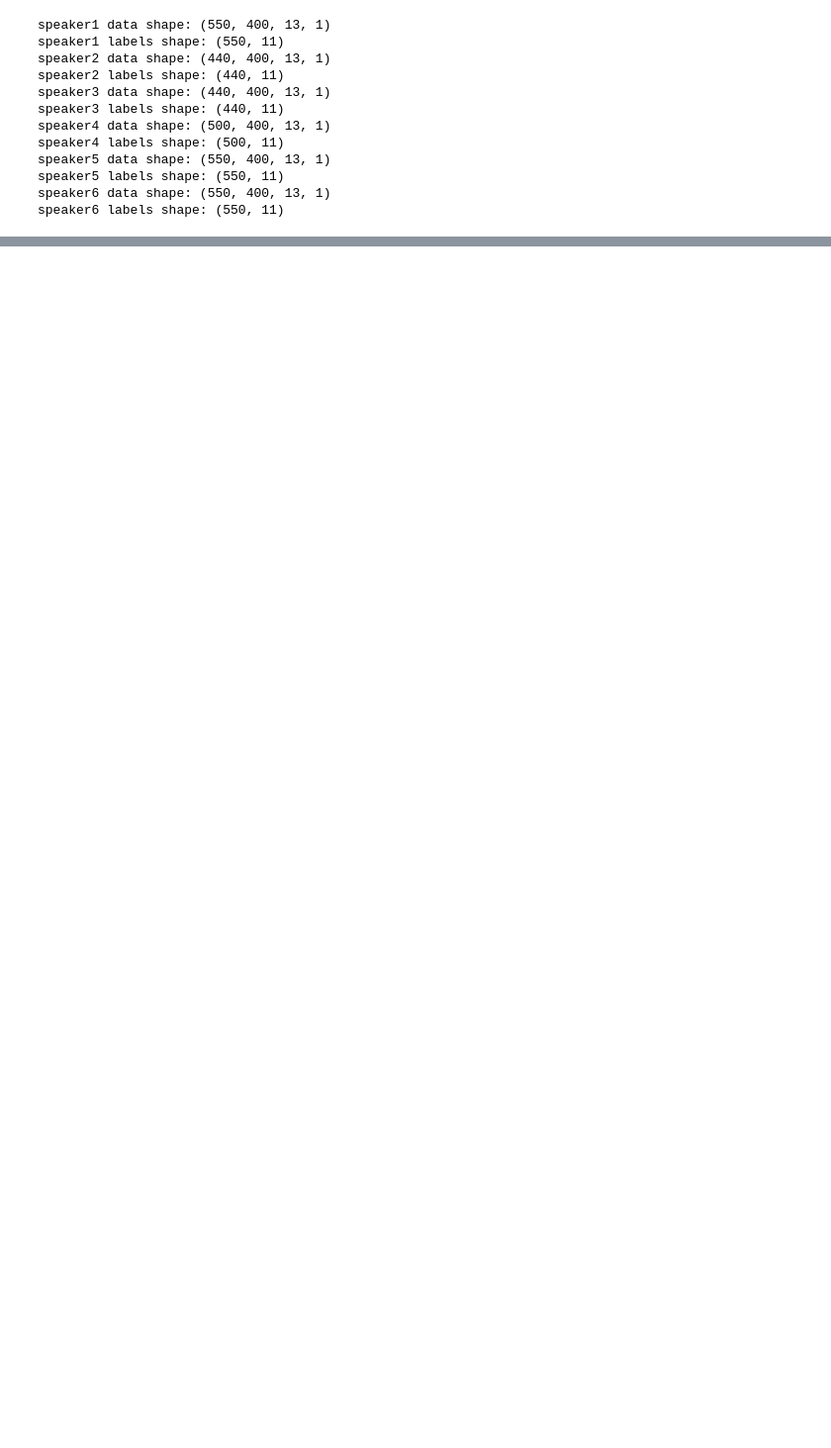
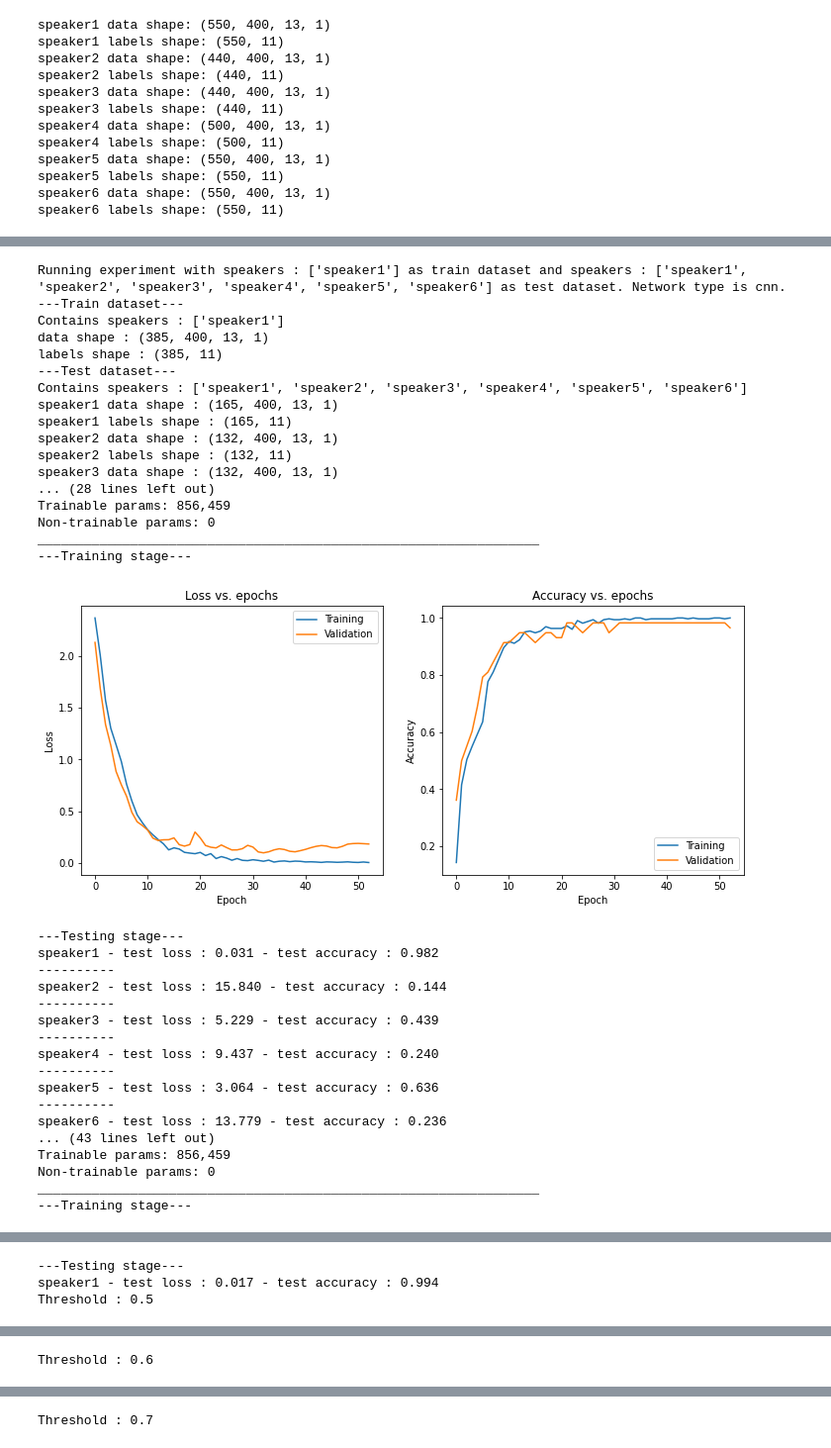
Before and after one commit to polotent/boxy, a Jupyter notebook: boxy.ipynb, the cells around one changed output, grey strips where cells are left out. Shown at 99% size. Cells and saved outputs as stored; diff of their text form; code cells hidden in the pictures; blank space fills up the shorter version.

Commit message:
updated ipynb, added cnn and test_summary table

```diff
--- a/boxy.ipynb
+++ b/boxy.ipynb
@@ -51,14 +48,0 @@ Keras Model
-# %%
-model = hp.get_model()
-model.summary()
-model.compile(optimizer="Adam", loss="categorical_crossentropy", metrics=["accuracy"])
-
-checkpoint_best_only = ModelCheckpoint(save_freq="epoch", save_best_only=True,
-                                       filepath="model_checkpoints/experiment1/mlp/best_only")
-early_stopping = EarlyStopping(monitor='val_loss', patience=20, verbose=1)
-
-history = model.fit(dataset['speaker1']['data'], dataset['speaker1']['labels'], epochs=70, batch_size=256, validation_split=0.15,
-                    callbacks=[early_stopping, checkpoint_best_only],
-                    verbose=2)
-
-hp.plot_metrics(history)
@@ -84,8 +48,0 @@ INFO:tensorflow:Assets written to: model_checkpoints/experiment1/mlp/best_only/a
-# %%
-for speaker in all_speakers:
-    test_loss, test_accuracy = model.evaluate(dataset[speaker]['data'], dataset[speaker]['labels'], verbose=0)
-    print(f"{speaker} - test loss: {test_loss:0.3f} - test accuracy: {test_accuracy:0.3f}")
-
-    confusion_matrix = hp.get_confusion_matrix(dataset[speaker]['labels'], model.predict(dataset[speaker]['data']), nums, threshold=0.5)
-    hp.plot_confusion_matrix(confusion_matrix)
-    print('-'*74)
@@ -118 +49,5 @@ test_size = 0.3
+# %%
+test_size = 0.3
+test_summary = []
+threshold_list = [0.5, 0.6, 0.7, 0.8]
 # %%
@@ -217,0 +121,41 @@ speaker6 - test loss: 2.260 - test accuracy: 0.588
+# %%
+for nn_type in ['cnn', 'mlp']:
+    run_experiment(['speaker1'], all_speakers, nn_type, threshold_list, False)
+    run_experiment(['speaker1','speaker2','speaker3','speaker4','speaker5'], all_speakers, nn_type, threshold_list)
+    run_experiment(all_speakers, all_speakers, nn_type, threshold_list)
+# %% [output]
+Running experiment with speakers : ['speaker1'] as train dataset and speakers : ['speaker1', 'speaker2', 'speaker3', 'speaker4', 'speaker5', 'speaker6'] as test dataset. Network type is cnn.
+---Train dataset---
+Contains speakers : ['speaker1']
+data shape : (385, 400, 13, 1)
+labels shape : (385, 11)
+---Test dataset---
+Contains speakers : ['speaker1', 'speaker2', 'speaker3', 'speaker4', 'speaker5', 'speaker6']
+speaker1 data shape : (165, 400, 13, 1)
+speaker1 labels shape : (165, 11)
+speaker2 data shape : (132, 400, 13, 1)
+speaker2 labels shape : (132, 11)
+speaker3 data shape : (132, 400, 13, 1)
+... (28 lines left out)
+Trainable params: 856,459
+Non-trainable params: 0
+_________________________________________________________________
+---Training stage---
+[figure, added]
+---Testing stage---
+speaker1 - test loss : 0.031 - test accuracy : 0.982
+----------
+speaker2 - test loss : 15.840 - test accuracy : 0.144
+----------
+speaker3 - test loss : 5.229 - test accuracy : 0.439
+----------
+speaker4 - test loss : 9.437 - test accuracy : 0.240
+----------
+speaker5 - test loss : 3.064 - test accuracy : 0.636
+----------
+speaker6 - test loss : 13.779 - test accuracy : 0.236
+... (43 lines left out)
+Trainable params: 856,459
+Non-trainable params: 0
+_________________________________________________________________
+---Training stage---
@@ -217,0 +163,3 @@ speaker6 - test loss: 2.260 - test accuracy: 0.588
+---Testing stage---
+speaker1 - test loss : 0.017 - test accuracy : 0.994
+Threshold : 0.5
@@ -217,0 +167 @@ speaker6 - test loss: 2.260 - test accuracy: 0.588
+Threshold : 0.6
@@ -217,0 +169 @@ speaker6 - test loss: 2.260 - test accuracy: 0.588
+Threshold : 0.7
```
Also changed, not shown: parts of 15 cells of this notebook, 11 other files.
